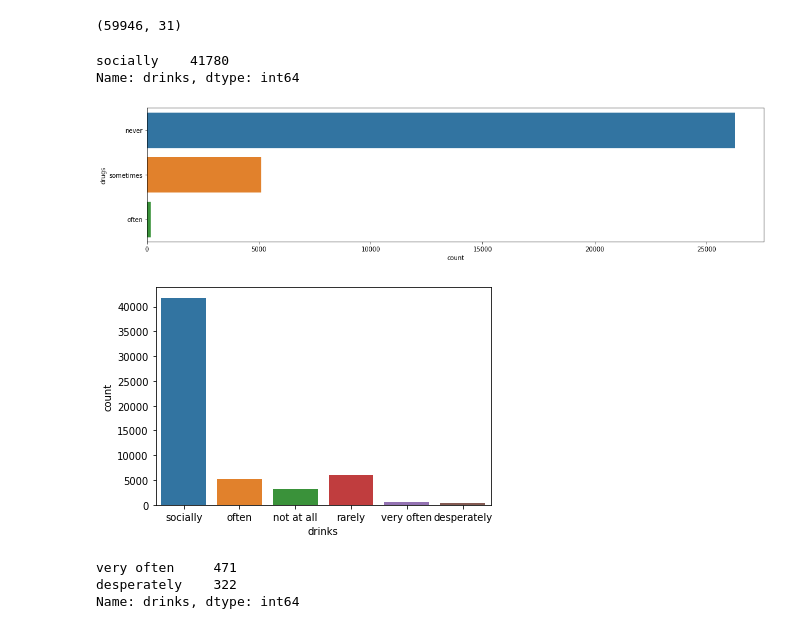
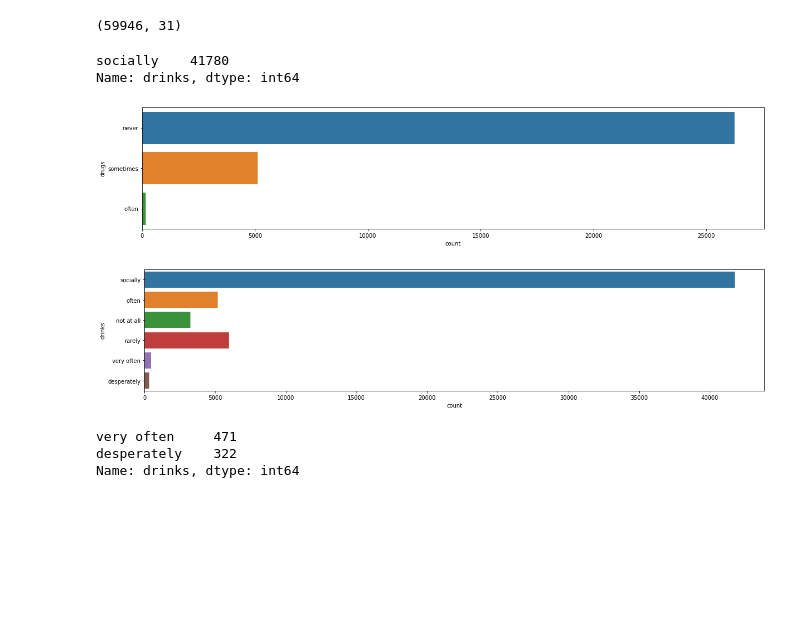
Before and after one commit to ClaudioLutz/okcupid-date-a-scientist-portfolio-project, a Jupyter notebook: date-a-scientist.ipynb, the cells around one changed output. Saved outputs shown, nothing was run; the diff lists cells and outputs as text; code cells hidden in the pictures; blank space fills up the shorter version.

```diff
--- a/date-a-scientist.ipynb
+++ b/date-a-scientist.ipynb
@@ -59,22 +59,22 @@ data.shape
 # %%
 drinks_socially = data[data["drinks"] == 'socially']
 print(drinks_socially['drinks'].value_counts())
-fig_dims = (18, 4)
-
+fig_dims = (20, 4)
 fig, ax = plt.subplots(figsize=fig_dims)
 sns.countplot(y="drugs", data=drinks_socially, ax=ax)
 plt.show()
 # %% [output]
 socially    41780
 Name: drinks, dtype: int64
-[figure, old version]
+[figure, new version]
 # %%
 drinks_alot = data[(data["drinks"] != 'socially') & (data["drinks"] != 'rarely') & (data["drinks"] != 'not at all') & (data["drinks"] != 'often')]
-
-sns.countplot(data=data, x='drinks')
+fig_dims = (20, 4)
+fig, ax = plt.subplots(figsize=fig_dims)
+sns.countplot(data=data, y='drinks',ax=ax)
 plt.show()
 # %% [output]
-[figure, old version]
+[figure, new version]
 # %%
 print(drinks_alot['drinks'].value_counts())
 g = sns.catplot(x="drugs", col="drinks",
```
Also changed, not shown: parts of 13 cells of this notebook.
